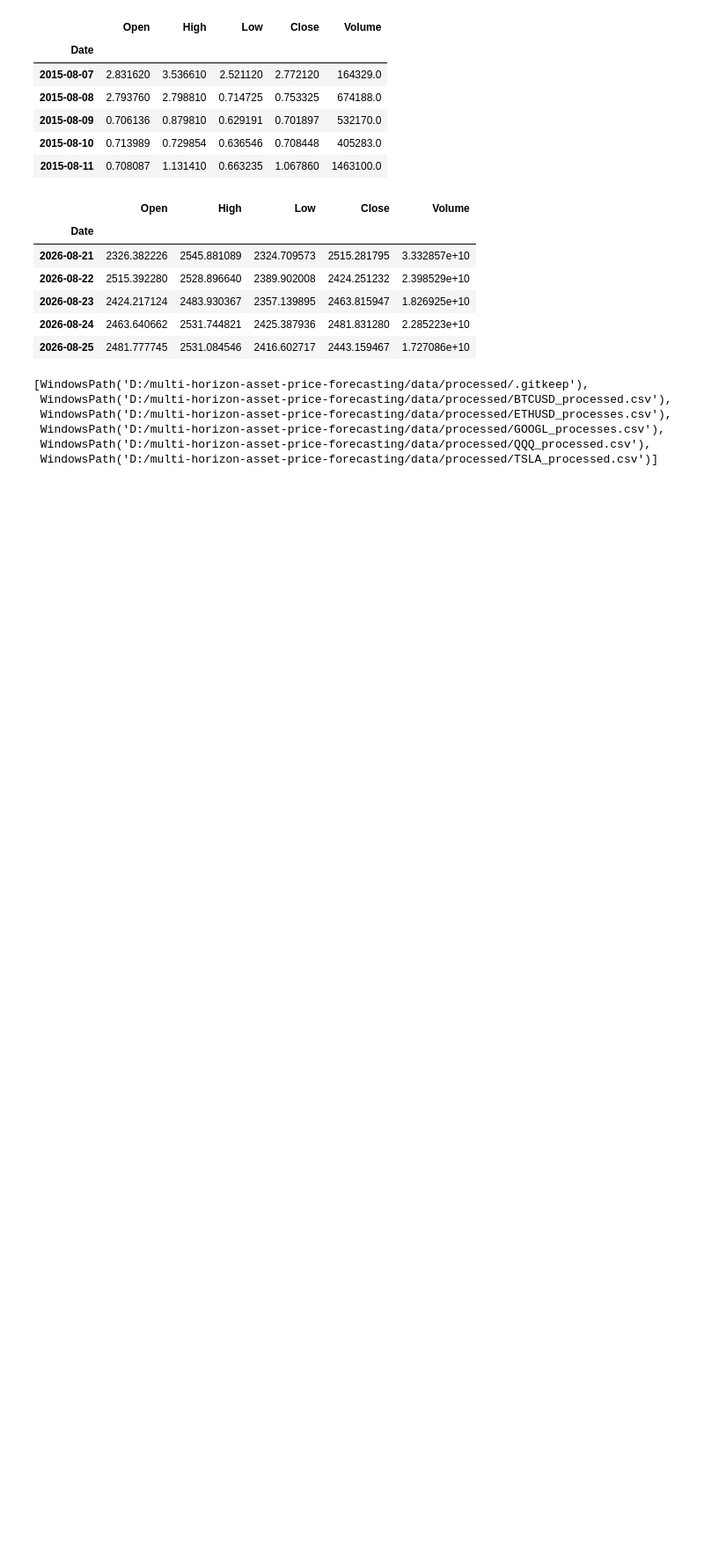
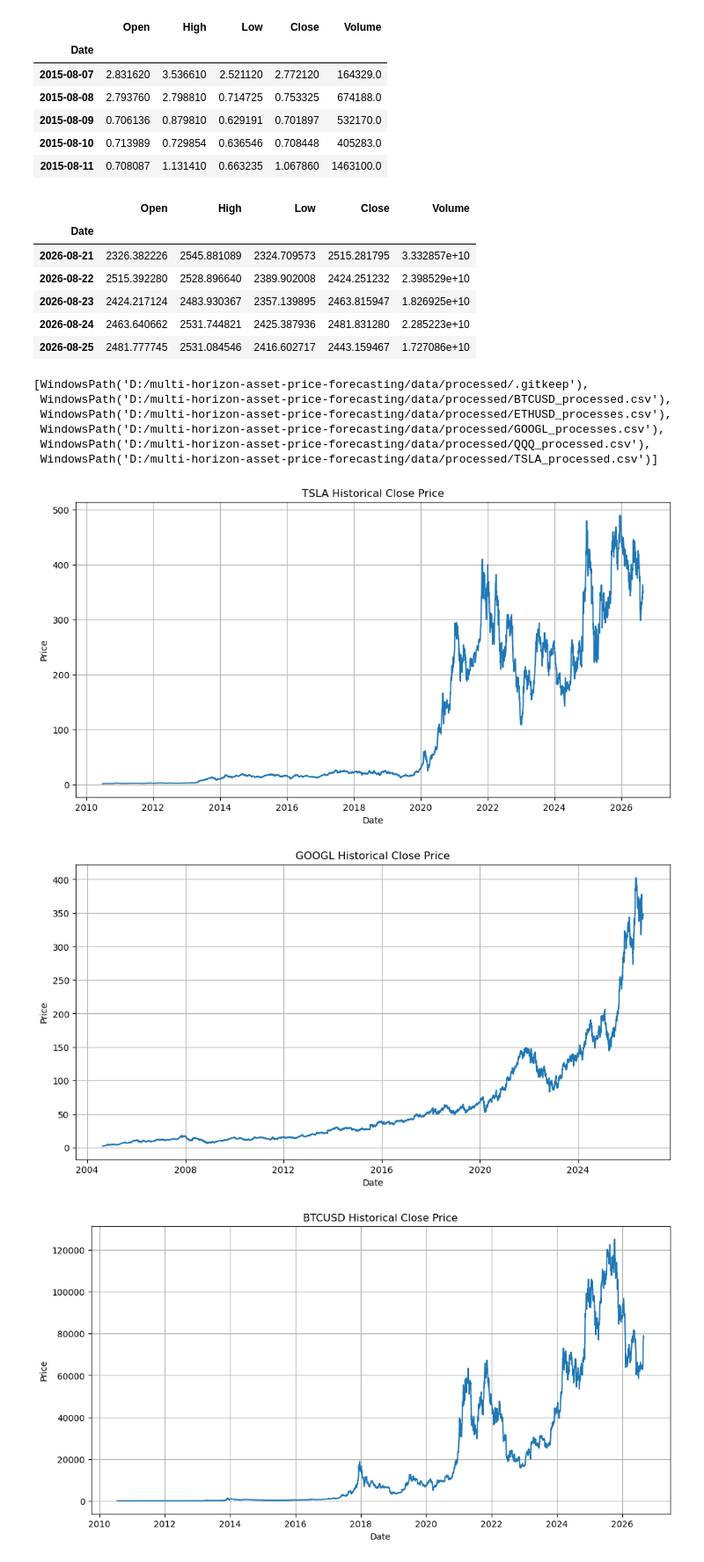
Before and after one commit to andywangprojects/multi-horizon-asset-price-forecasting, a Jupyter notebook: notebooks/multi-horizon-asset-price-forecasting.ipynb, the cells around one changed output. Shown at 88% size. Cells and saved outputs as stored; diff of their text form; code cells hidden in the pictures; blank space fills up the shorter version.

```diff
--- a/notebooks/multi-horizon-asset-price-forecasting.ipynb
+++ b/notebooks/multi-horizon-asset-price-forecasting.ipynb
@@ -367,0 +374,42 @@ list(DATA_PROCESSED.iterdir())
+# %%
+tsla = pd.read_csv(DATA_PROCESSED / "TSLA_processed.csv")
+googl = pd.read_csv(DATA_PROCESSED / "GOOGL_processed.csv")
+btc = pd.read_csv(DATA_PROCESSED / "BTCUSD_processed.csv")
+eth = pd.read_csv(DATA_PROCESSED / "ETHUSD_processed.csv")
+qqq = pd.read_csv(DATA_PROCESSED / "QQQ_processed.csv")
+# %%
+for df in [tsla,googl,btc,eth]:
+    df['Date']=pd.to_datetime(df['Date'])
+    df=df.set_index('Date')
+# %%
+assets = {
+    'TSLA': tsla,
+    'GOOGL': googl,
+    'BTCUSD': btc,
+    'ETHUSD': eth,
+    'QQQ':qqq
+}
+
+for name,df in assets.items():
+    plt.figure(figsize=(12,6))
+
+    plt.plot(df['Date'],df['Close'])
+
+    plt.title(f'{name} Historical Close Price')
+
+    plt.xlabel('Date')
+
+    plt.ylabel('Price')
+
+    plt.grid(True)
+
+    plt.savefig(FIGURES/f'{name}_historical_close_price.png',
+    dpi=300,
+    bbox_inches='tight'
+    )
+
+    plt.show()
+# %% [output]
+[figure, added]
+[figure, added]
+[figure, added]
```
Also changed, not shown: parts of 18 cells of this notebook, 25 other files.
